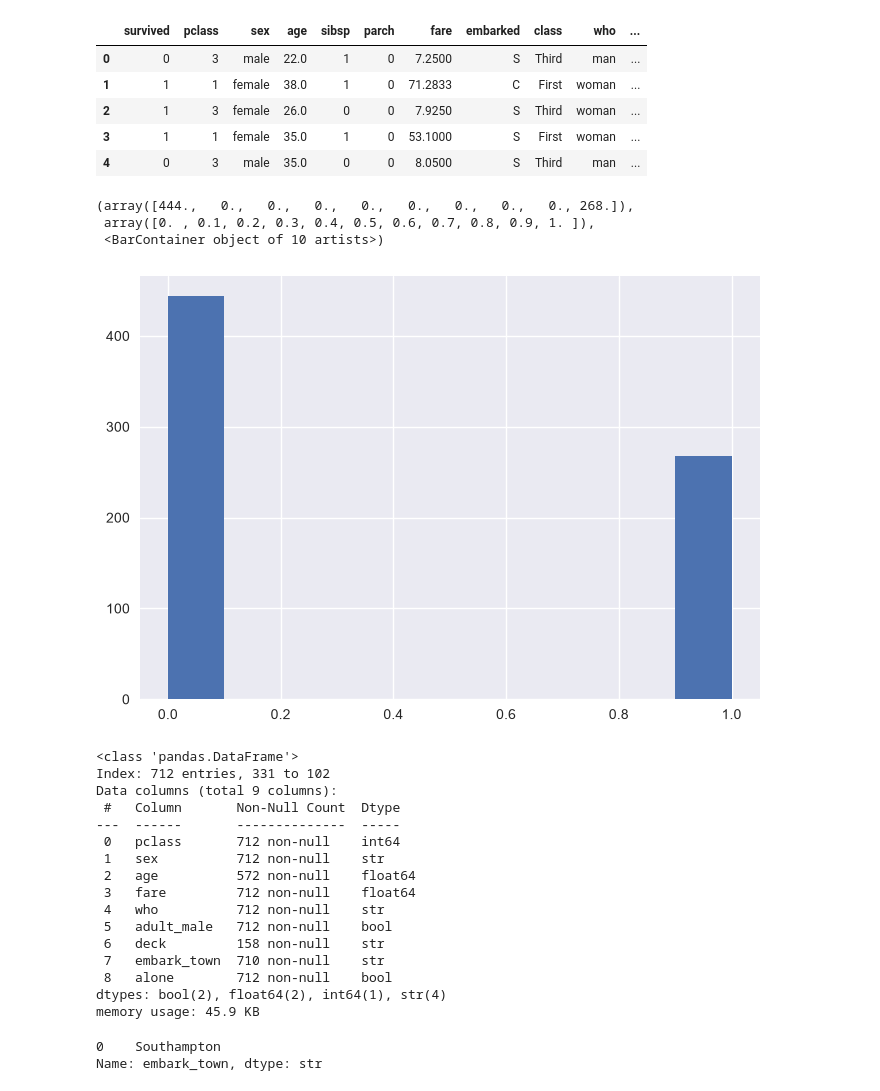
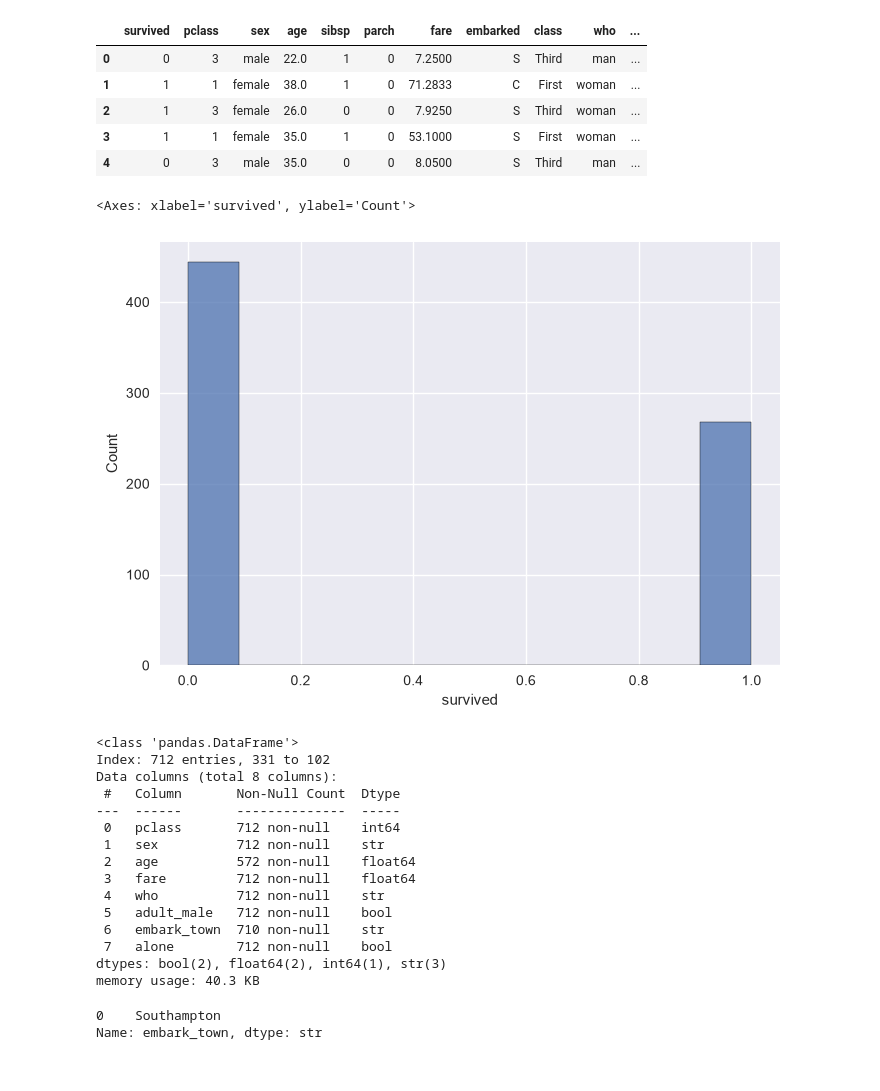
Before and after one commit to PaulitaLull/DATA_SCIENCE_PAULALULL, a Jupyter notebook: 04_Machine_Learning/02_ML_Supervisado/03_Clasificación/ejercicios/P01_Practica_Clasificacion_Regresion_Logistica.ipynb, the cells around one changed output. Cells and saved outputs as stored; diff of their text form; code cells hidden in the pictures.

```diff
--- a/04_Machine_Learning/02_ML_Supervisado/03_Clasificación/ejercicios/P01_Practica_Clasificacion_Regresion_Logistica.ipynb
+++ b/04_Machine_Learning/02_ML_Supervisado/03_Clasificación/ejercicios/P01_Practica_Clasificacion_Regresion_Logistica.ipynb
@@ -59,26 +59,25 @@ titanic.head()
 # %%
 # DIVIDO
 # features: quito sibsp parch embarked class y alive
-X=titanic[["pclass", "sex", "age","fare", "who", "adult_male", "deck", "embark_town", "alone"]]
+X=titanic[["pclass", "sex", "age","fare", "who", "adult_male", "embark_town", "alone"]]
 # target
 y=titanic["survived"]
 
 X_train, X_test, y_train, y_test = train_test_split(X , y, test_size=0.2, random_state=42)
 # %%
 # Distribución clases ligeramente desbalanceada: usar class weight parameter
-plt.hist(y_train)
+# plt.hist(y_train)
+snn.histplot(y_train)
 # %% [output]
-(array([444.,   0.,   0.,   0.,   0.,   0.,   0.,   0.,   0., 268.]),
- array([0. , 0.1, 0.2, 0.3, 0.4, 0.5, 0.6, 0.7, 0.8, 0.9, 1. ]),
- <BarContainer object of 10 artists>)
+<Axes: xlabel='survived', ylabel='Count'>
-[figure, old version]
+[figure, new version]
 # %%
 # habrá que imputar los nulos de age con la media o mediana y los de embark. Eliminar deck
 X_train.info()
 # %% [output]
 <class 'pandas.DataFrame'>
 Index: 712 entries, 331 to 102
-Data columns (total 9 columns):
+Data columns (total 8 columns):
  #   Column       Non-Null Count  Dtype
 ---  ------       --------------  -----
  0   pclass       712 non-null    int64
@@ -87,11 +86,10 @@ Data columns (total 9 columns):
  3   fare         712 non-null    float64
  4   who          712 non-null    str
  5   adult_male   712 non-null    bool
- 6   deck         158 non-null    str
- 7   embark_town  710 non-null    str
- 8   alone        712 non-null    bool
-dtypes: bool(2), float64(2), int64(1), str(4)
-memory usage: 45.9 KB
+ 6   embark_town  710 non-null    str
+ 7   alone        712 non-null    bool
+dtypes: bool(2), float64(2), int64(1), str(3)
+memory usage: 40.3 KB
 # %%
 X_train["embark_town"].mode()
 # %% [output]
```
Also changed, not shown: parts of 2 cells of this notebook, 1 other file.
